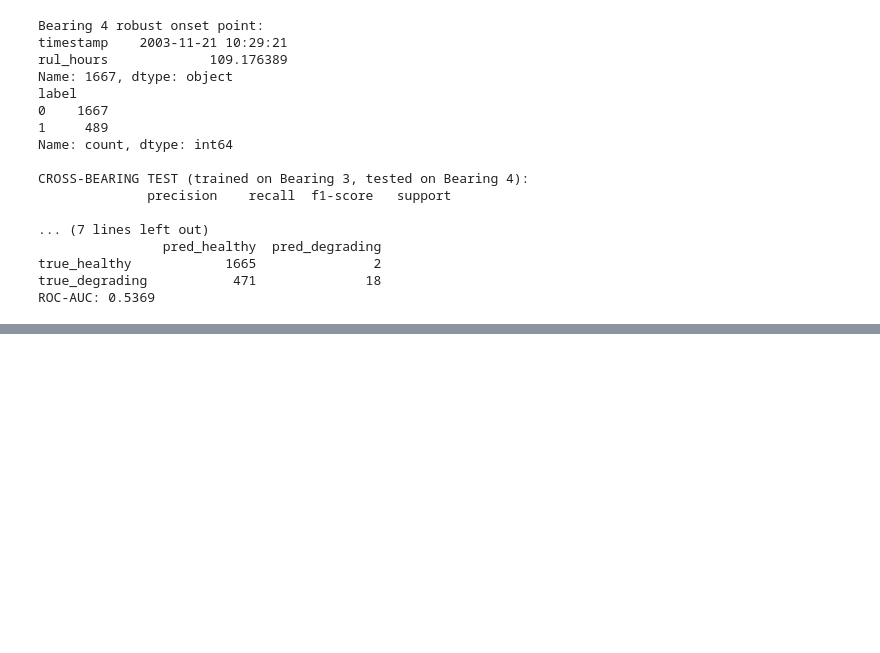
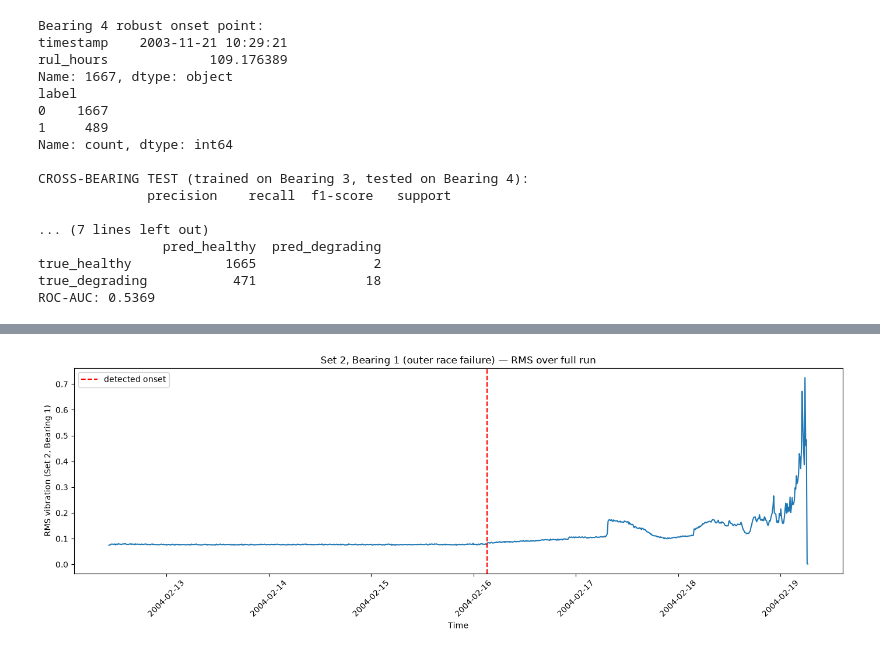
Before and after one commit to davidojei/goebel, a Jupyter notebook: notebooks/04_ims_eda.ipynb, the cells around one changed output, grey strips where cells are left out. Saved outputs shown, nothing was run; the diff lists cells and outputs as text; code cells hidden in the pictures; blank space fills up the shorter version.

```diff
--- a/notebooks/04_ims_eda.ipynb
+++ b/notebooks/04_ims_eda.ipynb
@@ -411,0 +459,13 @@ ROC-AUC: 0.5369
+# %%
+plt.figure(figsize=(14, 5))
+plt.plot(bearing1_set2_df["timestamp"], bearing1_set2_df["rms"])
+plt.axvline(onset_time_set2, color='red', linestyle='--', label='detected onset')
+plt.xlabel("Time")
+plt.ylabel("RMS vibration (Set 2, Bearing 1)")
+plt.title("Set 2, Bearing 1 (outer race failure) — RMS over full run")
+plt.legend()
+plt.xticks(rotation=45)
+plt.tight_layout()
+plt.show()
+# %% [output]
+[figure, added]
```
Also changed, not shown: parts of 2 cells of this notebook.
